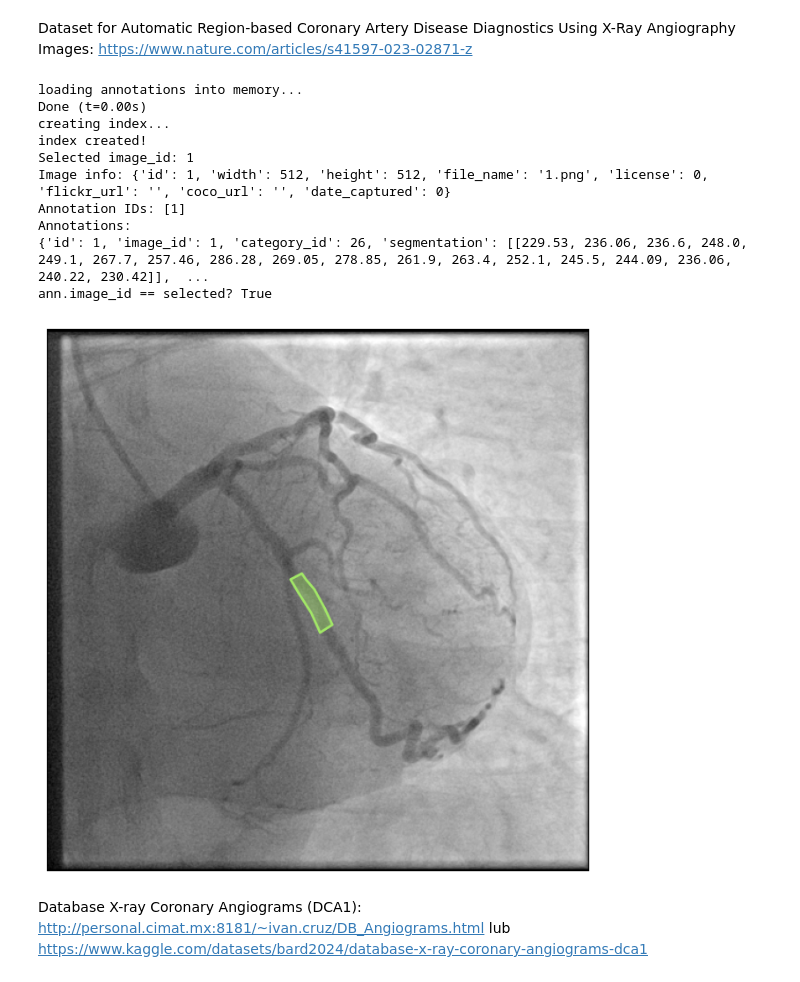
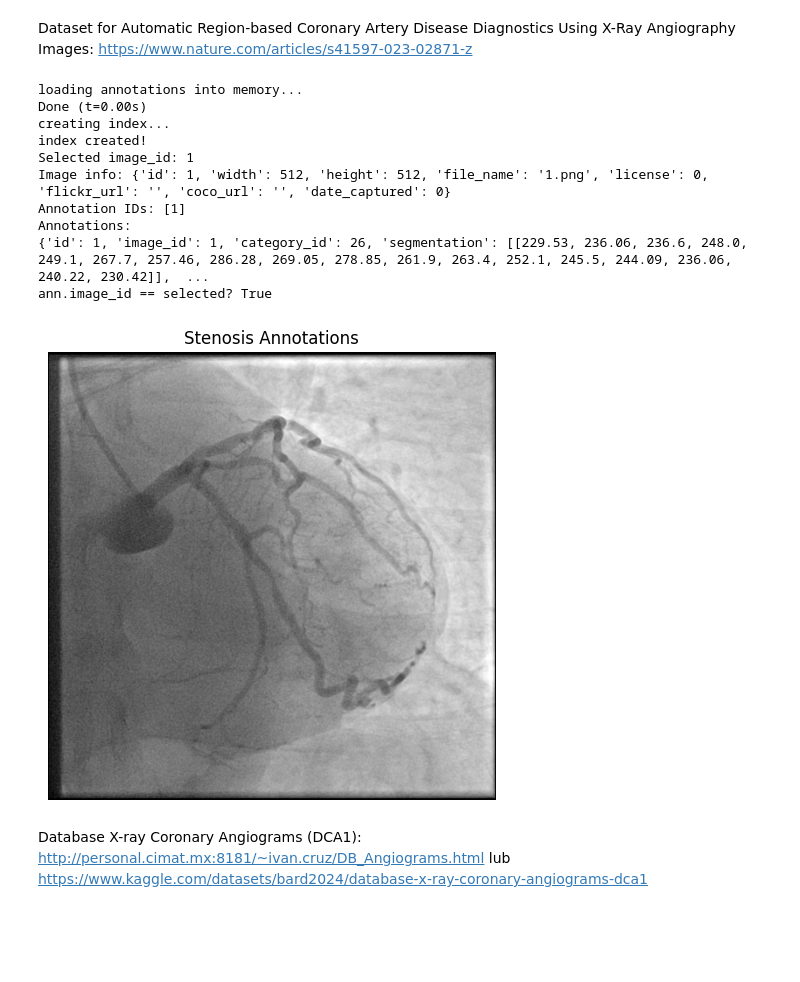
Before and after one commit to lkwinta/coronary-stenosis-detection, a Jupyter notebook: notebooks/datasets.ipynb, the cells around one changed output. Drawn from its saved outputs; the diff is of its cells as text; code cells hidden in the pictures; blank space fills up the shorter version.

Commit message:
image utils

```diff
--- a/notebooks/datasets.ipynb
+++ b/notebooks/datasets.ipynb
@@ -35,39 +38,35 @@ ANN_FILE = os.path.join(ROOT, "annotations", "test.json")
 coco = COCO(ANN_FILE)
 
 img_id = coco.getImgIds()[0]
 print("Selected image_id:", img_id)
 
 img_info = coco.loadImgs([img_id])[0]
 print("Image info:", img_info)
 
 img = cv2.imread(os.path.join(IMG_DIR, img_info["file_name"]), cv2.IMREAD_GRAYSCALE)
 
 ann_ids = coco.getAnnIds(imgIds=[img_id])
 print("Annotation IDs:", ann_ids)
 
 anns = coco.loadAnns(ann_ids)
 print("Annotations:")
 for ann in anns:
     print(ann)
     print("ann.image_id == selected?", ann["image_id"] == img_id)
 
-plt.figure(figsize=(8, 8))
-plt.imshow(img, cmap="gray")
-plt.axis("off")
-coco.showAnns(anns)
-plt.show()
+show_image(img, titles=["Stenosis Annotations"])
 # %% [output]
 loading annotations into memory...
 Done (t=0.00s)
 creating index...
 index created!
 Selected image_id: 1
 Image info: {'id': 1, 'width': 512, 'height': 512, 'file_name': '1.png', 'license': 0, 'flickr_url': '', 'coco_url': '', 'date_captured': 0}
 Annotation IDs: [1]
 Annotations:
 {'id': 1, 'image_id': 1, 'category_id': 26, 'segmentation': [[229.53, 236.06, 236.6, 248.0, 249.1, 267.7, 257.46, 286.28, 269.05, 278.85, 261.9, 263.4, 252.1, 245.5, 244.09, 236.06, 240.22, 230.42]],  ...
 ann.image_id == selected? True
-[figure, old version]
+[figure, new version]
 # %% [markdown]
 Database X-ray Coronary Angiograms (DCA1): http://personal.cimat.mx:8181/~ivan.cruz/DB_Angiograms.html lub https://www.kaggle.com/datasets/bard2024/database-x-ray-coronary-angiograms-dca1
 # %%
```
Also changed, not shown: parts of 4 cells of this notebook, 5 other files.
